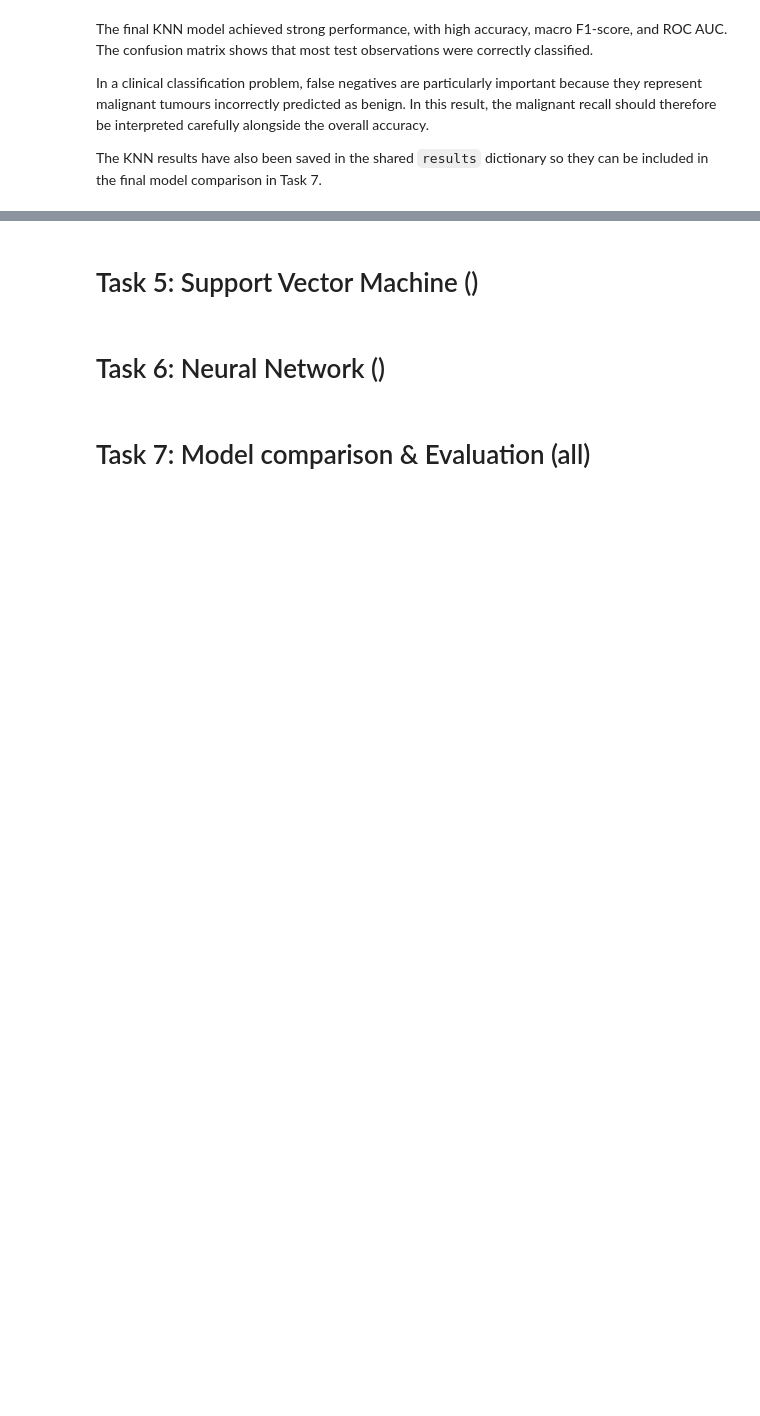
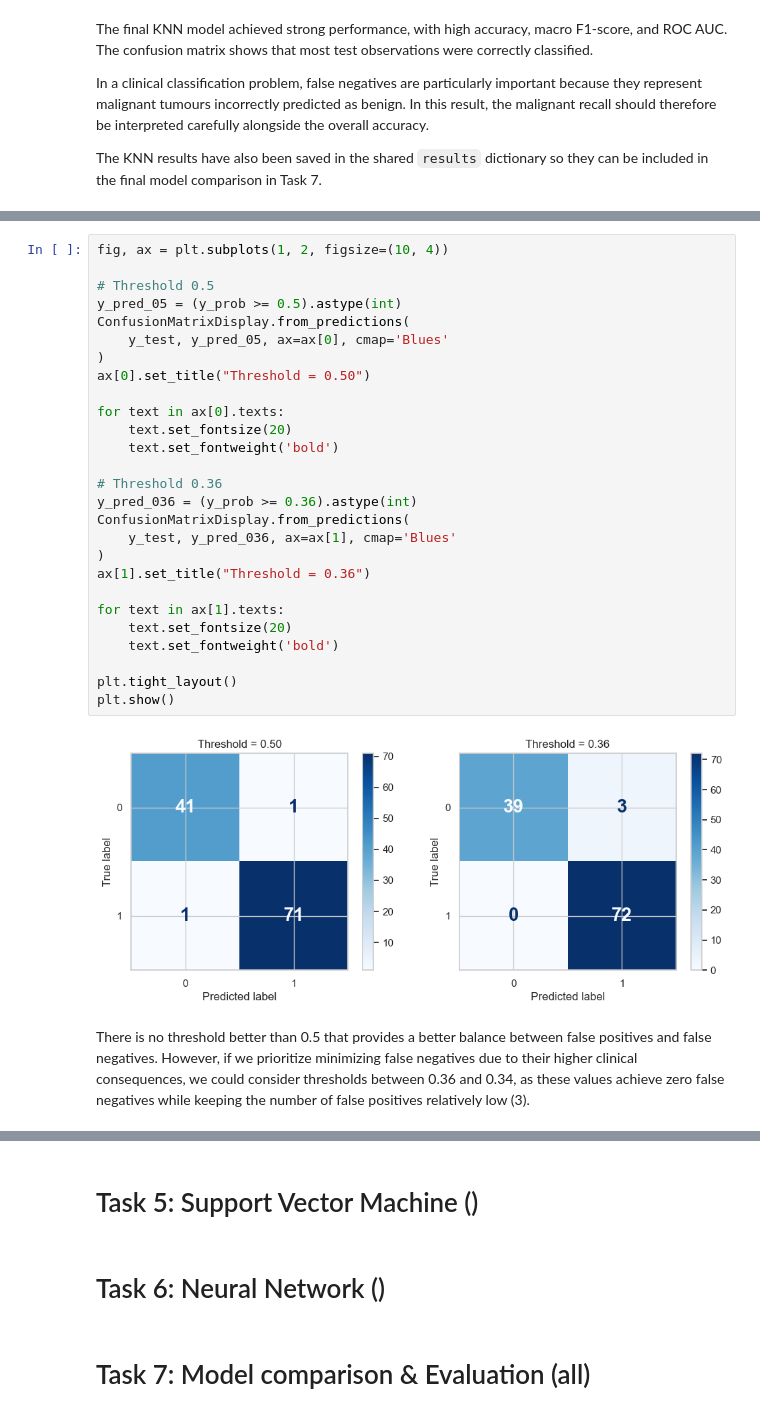
Before and after one commit to harasarahh/machine-learning-projects, a Jupyter notebook: SupervisedLearning/ML_assignment2.ipynb, the cells around one changed output, grey strips where cells are left out. Saved outputs shown, nothing was run; the diff lists cells and outputs as text; blank space fills up the shorter version.

```diff
--- a/SupervisedLearning/ML_assignment2.ipynb
+++ b/SupervisedLearning/ML_assignment2.ipynb
@@ -482,0 +611,31 @@ The KNN results have also been saved in the shared `results` dictionary so they
+# %%
+fig, ax = plt.subplots(1, 2, figsize=(10, 4))
+
+# Threshold 0.5
+y_pred_05 = (y_prob >= 0.5).astype(int)
+ConfusionMatrixDisplay.from_predictions(
+    y_test, y_pred_05, ax=ax[0], cmap='Blues'
+)
+ax[0].set_title("Threshold = 0.50")
+
+for text in ax[0].texts:
+    text.set_fontsize(20)
+    text.set_fontweight('bold')
+
+# Threshold 0.36
+y_pred_036 = (y_prob >= 0.36).astype(int)
+ConfusionMatrixDisplay.from_predictions(
+    y_test, y_pred_036, ax=ax[1], cmap='Blues'
+)
+ax[1].set_title("Threshold = 0.36")
+
+for text in ax[1].texts:
+    text.set_fontsize(20)
+    text.set_fontweight('bold')
+
+plt.tight_layout()
+plt.show()
+# %% [output]
+[figure, added]
+# %% [markdown]
+There is no threshold better than 0.5 that provides a better balance between false positives and false negatives. However, if we prioritize minimizing false negatives due to their higher clinical consequences, we could consider thresholds between 0.36 and 0.34, as these values achieve zero false negatives while keeping the number of false positives relatively low (3).
```
Also changed, not shown: parts of 17 cells of this notebook.
